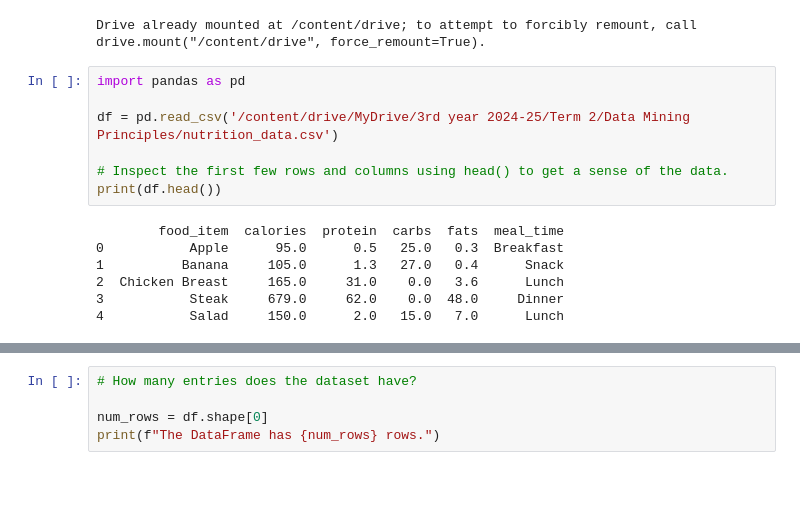
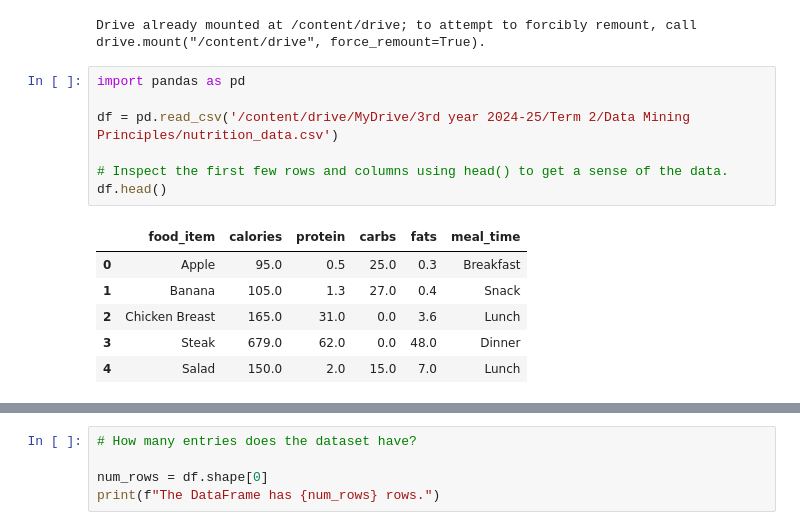
Before and after one commit to zpsy-hub/Data-Mining-Principles, a Jupyter notebook: Data_Mining_Practice_Activities.ipynb, the cells around one changed output, grey strips where cells are left out. Saved outputs shown, nothing was run; the diff lists cells and outputs as text; blank space fills up the shorter version.

```diff
--- a/Data_Mining_Practice_Activities.ipynb
+++ b/Data_Mining_Practice_Activities.ipynb
@@ -32,14 +32,14 @@ Drive already mounted at /content/drive; to attempt to forcibly remount, call dr
 # %%
 import pandas as pd
 
 df = pd.read_csv('/content/drive/MyDrive/3rd year 2024-25/Term 2/Data Mining Principles/nutrition_data.csv')
 
 # Inspect the first few rows and columns using head() to get a sense of the data.
-print(df.head())
+df.head()
 # %% [output]
-        food_item  calories  protein  carbs  fats  meal_time
-0           Apple      95.0      0.5   25.0   0.3  Breakfast
-1          Banana     105.0      1.3   27.0   0.4      Snack
-2  Chicken Breast     165.0     31.0    0.0   3.6      Lunch
-3           Steak     679.0     62.0    0.0  48.0     Dinner
-4           Salad     150.0      2.0   15.0   7.0      Lunch
+|  | food_item | calories | protein | carbs | fats | meal_time |
+| 0 | Apple | 95.0 | 0.5 | 25.0 | 0.3 | Breakfast |
+| 1 | Banana | 105.0 | 1.3 | 27.0 | 0.4 | Snack |
+| 2 | Chicken Breast | 165.0 | 31.0 | 0.0 | 3.6 | Lunch |
+| 3 | Steak | 679.0 | 62.0 | 0.0 | 48.0 | Dinner |
+| 4 | Salad | 150.0 | 2.0 | 15.0 | 7.0 | Lunch |
```
Also changed, not shown: parts of 7 cells of this notebook.
